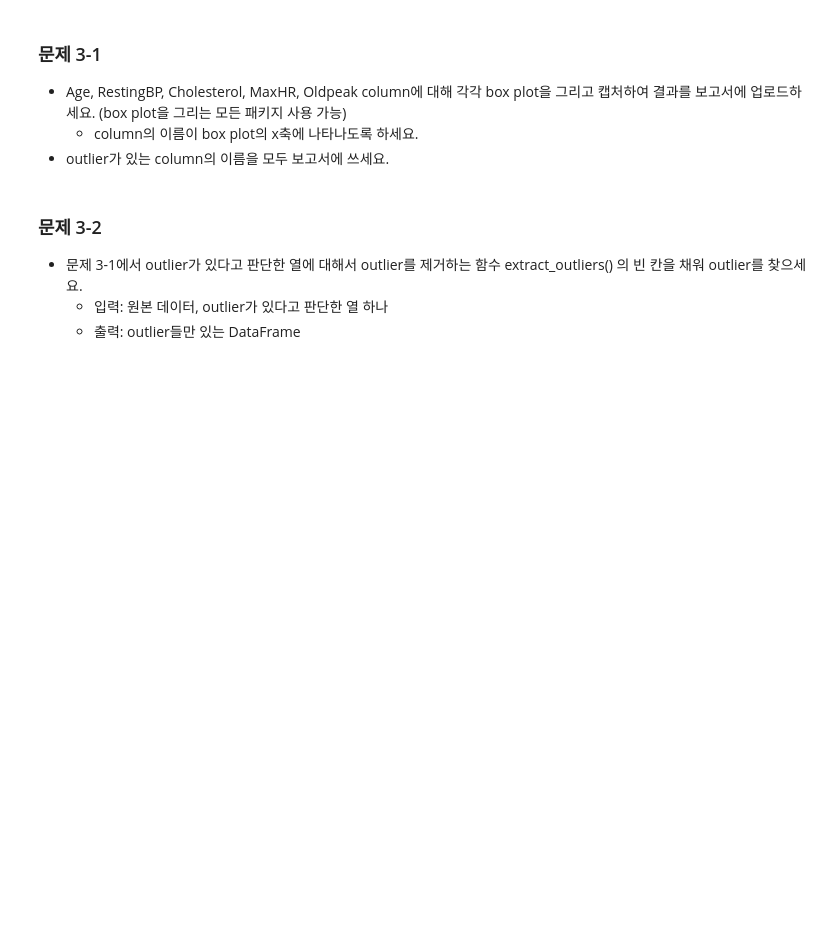
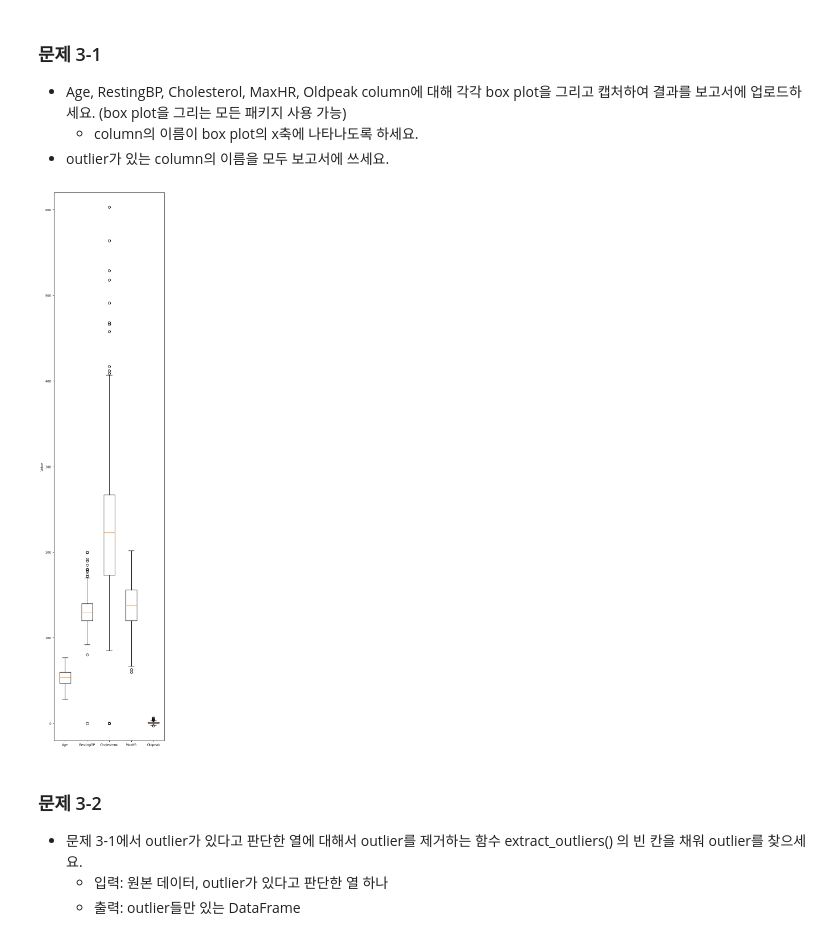
Before and after one commit to heeeeee0129/2022S-ML, a Jupyter notebook: HW1_ipynb의_사본.ipynb, the cells around one changed output. Cells and saved outputs as stored; diff of their text form; code cells hidden in the pictures; blank space fills up the shorter version.

```diff
--- a/HW1_ipynb의_사본.ipynb
+++ b/HW1_ipynb의_사본.ipynb
@@ -104,9 +229,12 @@ data.duplicated().sum()
 # 코드 시작과 코드 끝 라인을 삭제하지 마세요.
 ################ 코드 시작  #####################
 
+data = data.drop_duplicates() #기본으로 설정할 경우 모든 행이 전부 일치하는 행들을 대상으로 삭제
 
-                # 코드 작성
+# DataFrame 혹은 Series와 같은 자료구조에 shape함수를 통해 데이터의 크기와
+# 변수의 갯수를 대략적으로 알 수 있습니다.
 
+data.shape # (1190, 12) => 1190 개의 row(행), 12 개의 column(열)을 가진 데이터
 
 # data.shape의 결과까지 캡처하여 보고서에 업로드 하세요.
 ################ 코드 끝  #####################
@@ -123,3 +251,21 @@ data.duplicated().sum()
+# %%
+## 코드 작성
+import matplotlib.pyplot as plt
+
+
+plt.style.use('default')
+plt.rcParams['figure.figsize'] = (5, 25)
+plt.rcParams['font.size'] = 8
+
+fig, ax = plt.subplots()
+
+ax.boxplot([data['Age'], data['RestingBP'], data['Cholesterol'], data['MaxHR'], data['Oldpeak']])
+ax.set_ylim(-20, 620)
+plt.xticks([1, 2,3,4,5],['Age', 'RestingBP', 'Cholesterol', 'MaxHR', 'Oldpeak'])
+ax.set_ylabel('Value')
+plt.show()
+# %% [output]
+[figure, added]
 # %% [markdown]
 ### 문제 3-2
 * 문제 3-1에서 outlier가 있다고 판단한 열에 대해서 outlier를 제거하는 함수 extract_outliers() 의 빈 칸을 채워 outlier를 찾으세요.
```
Also changed, not shown: parts of 43 cells of this notebook.
